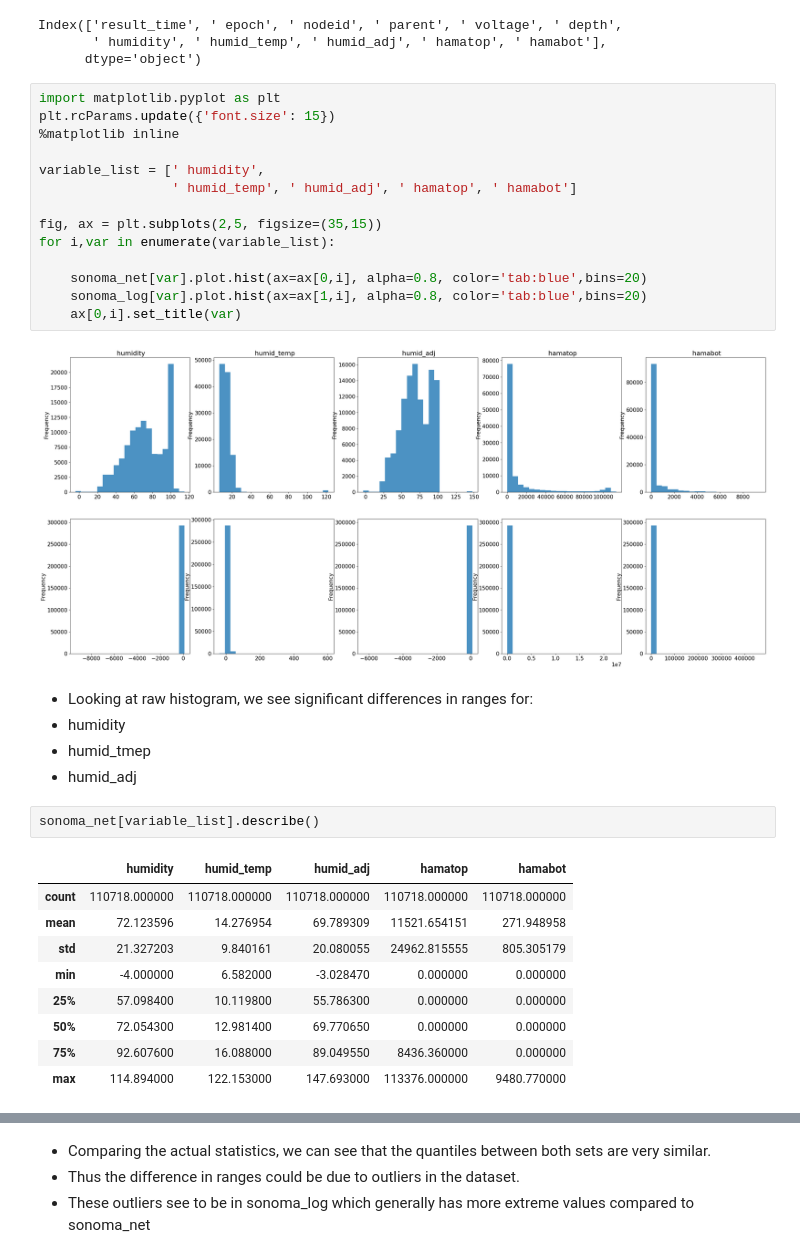
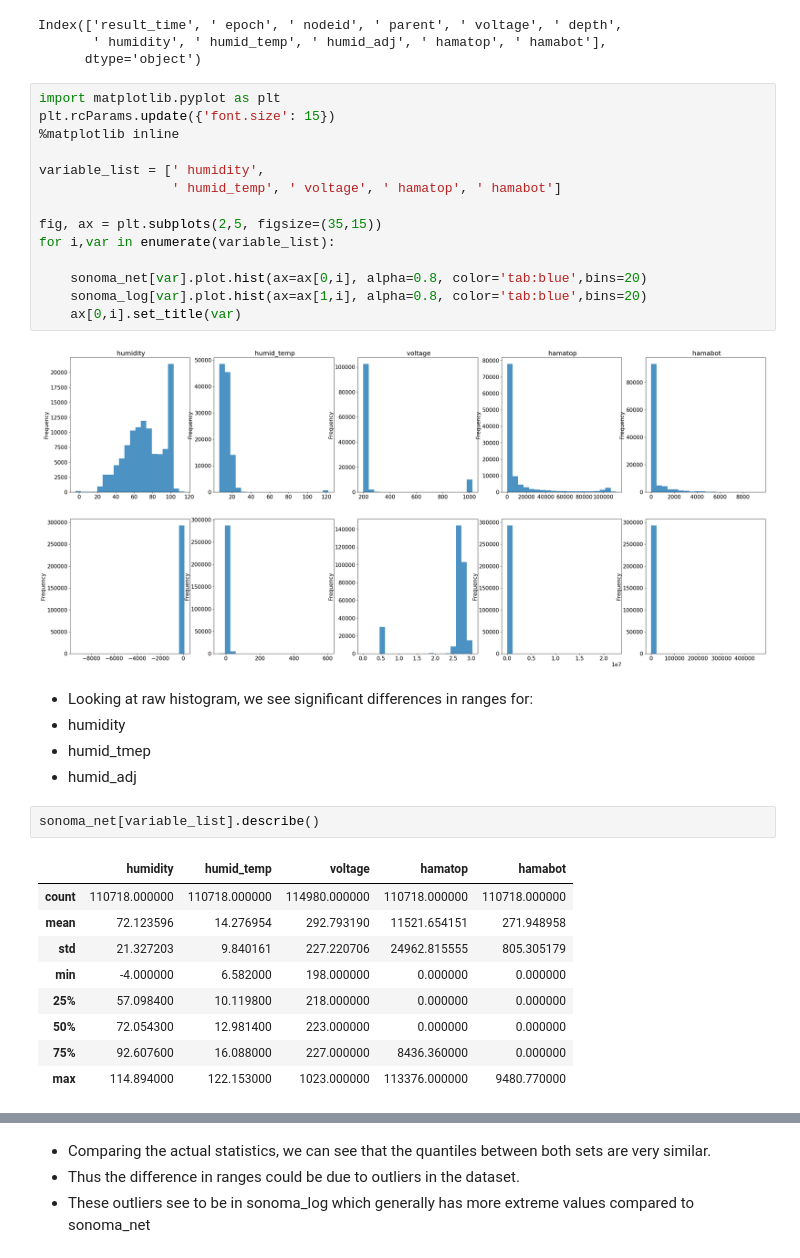
Before and after one commit to WHITSNAK/sta521_proj1, a Jupyter notebook: Data Cleaning Tzehong.ipynb, the cells around one changed output, grey strips where cells are left out. Saved outputs shown, nothing was run; the diff lists cells and outputs as text.

```diff
--- a/Data Cleaning Tzehong.ipynb
+++ b/Data Cleaning Tzehong.ipynb
@@ -56,19 +119,19 @@ Index(['result_time', ' epoch', ' nodeid', ' parent', ' voltage', ' depth',
 # %%
 import matplotlib.pyplot as plt
 plt.rcParams.update({'font.size': 15})
 %matplotlib inline
 
 variable_list = [' humidity',
-                 ' humid_temp', ' humid_adj', ' hamatop', ' hamabot']
+                 ' humid_temp', ' voltage', ' hamatop', ' hamabot']
 
 fig, ax = plt.subplots(2,5, figsize=(35,15))
 for i,var in enumerate(variable_list):
 
     sonoma_net[var].plot.hist(ax=ax[0,i], alpha=0.8, color='tab:blue',bins=20)
     sonoma_log[var].plot.hist(ax=ax[1,i], alpha=0.8, color='tab:blue',bins=20)
     ax[0,i].set_title(var)
 # %% [output]
-[figure, old version]
+[figure, new version]
 # %% [markdown]
 - Looking at raw histogram, we see significant differences in ranges for:
 - humidity
@@ -77,15 +140,15 @@ for i,var in enumerate(variable_list):
 # %%
 sonoma_net[variable_list].describe()
 # %% [output]
-|  | humidity | humid_temp | humid_adj | hamatop | hamabot |
-| count | 110718.000000 | 110718.000000 | 110718.000000 | 110718.000000 | 110718.000000 |
-| mean | 72.123596 | 14.276954 | 69.789309 | 11521.654151 | 271.948958 |
-| std | 21.327203 | 9.840161 | 20.080055 | 24962.815555 | 805.305179 |
-| min | -4.000000 | 6.582000 | -3.028470 | 0.000000 | 0.000000 |
-| 25% | 57.098400 | 10.119800 | 55.786300 | 0.000000 | 0.000000 |
-| 50% | 72.054300 | 12.981400 | 69.770650 | 0.000000 | 0.000000 |
-| 75% | 92.607600 | 16.088000 | 89.049550 | 8436.360000 | 0.000000 |
-| max | 114.894000 | 122.153000 | 147.693000 | 113376.000000 | 9480.770000 |
+|  | humidity | humid_temp | voltage | hamatop | hamabot |
+| count | 110718.000000 | 110718.000000 | 114980.000000 | 110718.000000 | 110718.000000 |
+| mean | 72.123596 | 14.276954 | 292.793190 | 11521.654151 | 271.948958 |
+| std | 21.327203 | 9.840161 | 227.220706 | 24962.815555 | 805.305179 |
+| min | -4.000000 | 6.582000 | 198.000000 | 0.000000 | 0.000000 |
+| 25% | 57.098400 | 10.119800 | 218.000000 | 0.000000 | 0.000000 |
+| 50% | 72.054300 | 12.981400 | 223.000000 | 0.000000 | 0.000000 |
+| 75% | 92.607600 | 16.088000 | 227.000000 | 8436.360000 | 0.000000 |
+| max | 114.894000 | 122.153000 | 1023.000000 | 113376.000000 | 9480.770000 |
 # %%
 sonoma_log[variable_list].describe()
 # %% [output]
```
Also changed, not shown: parts of 41 cells of this notebook, 3 other files.
